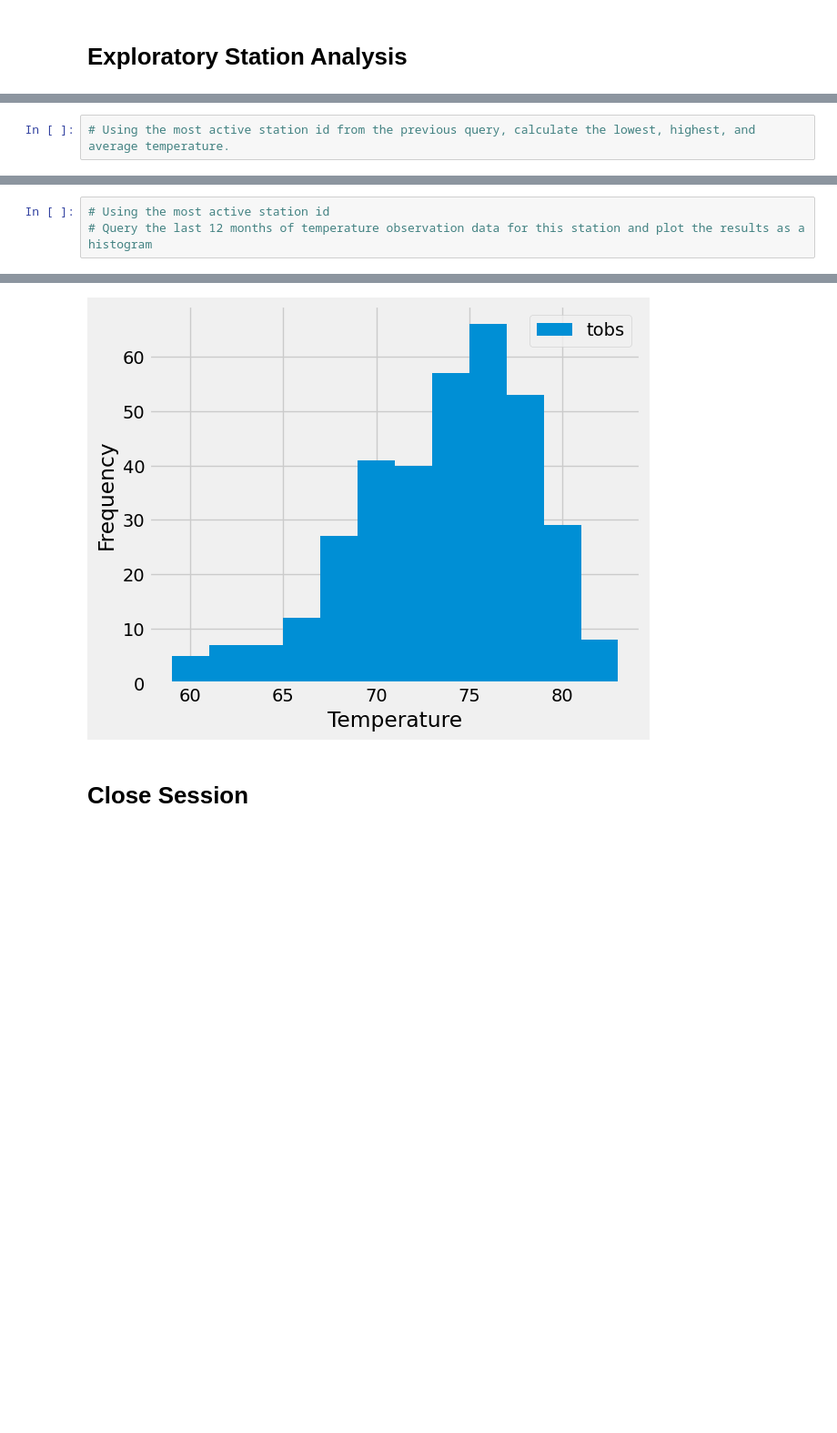
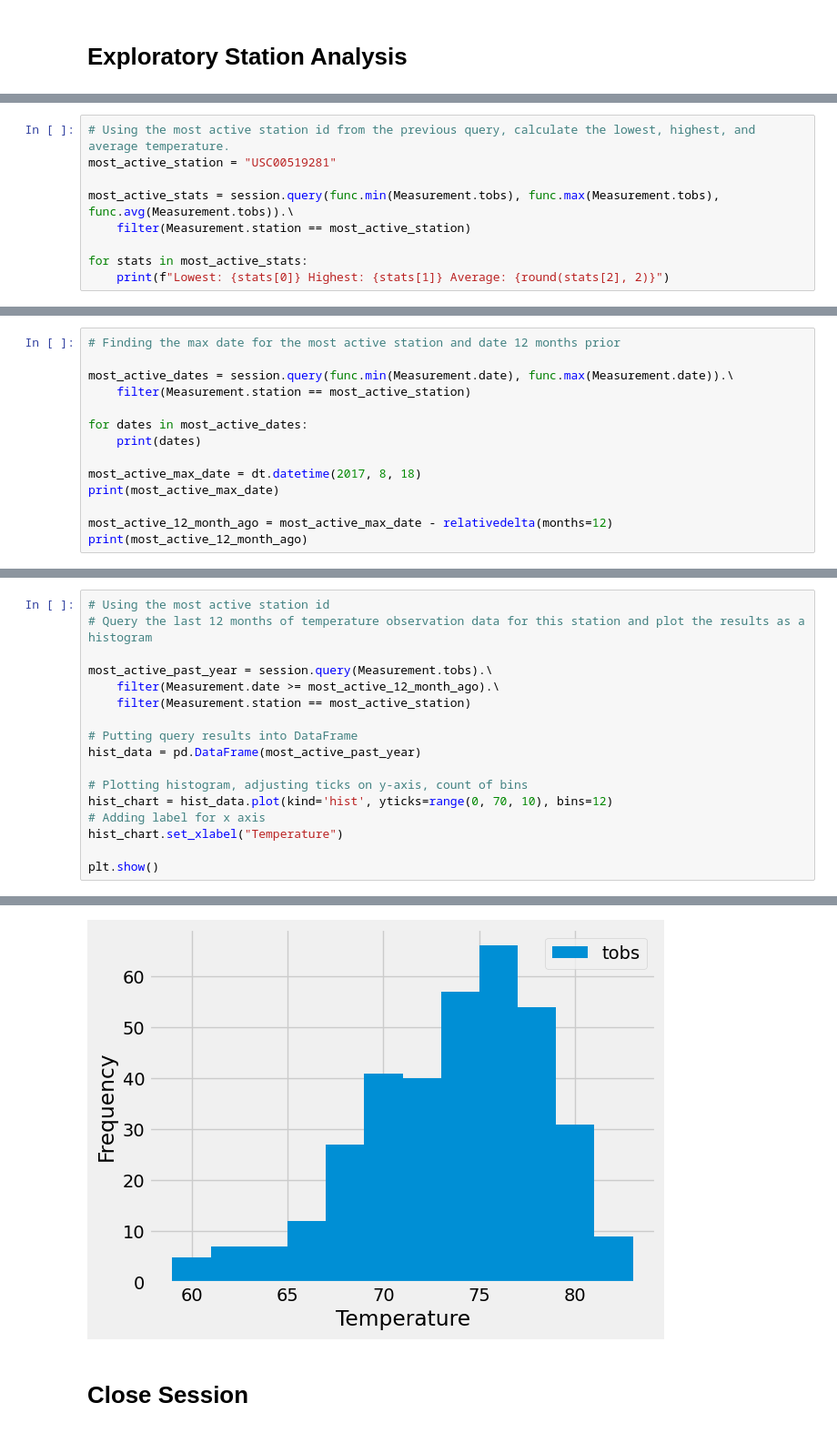
Before and after one commit to tokarczykbl/sqlalchemy-challenge, a Jupyter notebook: SurfsUp/climate_starter.ipynb, the cells around one changed output, grey strips where cells are left out. Shown: that part at 91% size. Saved outputs shown, nothing was run; the diff lists cells and outputs as text; blank space fills up the shorter version.

```diff
--- a/SurfsUp/climate_starter.ipynb
+++ b/SurfsUp/climate_starter.ipynb
@@ -133,3 +143,10 @@ FROM measurement
 # %%
 # Using the most active station id from the previous query, calculate the lowest, highest, and average temperature.
+most_active_station = "USC00519281"
+
+most_active_stats = session.query(func.min(Measurement.tobs), func.max(Measurement.tobs), func.avg(Measurement.tobs)).\
+    filter(Measurement.station == most_active_station)
+
+for stats in most_active_stats:
+    print(f"Lowest: {stats[0]} Highest: {stats[1]} Average: {round(stats[2], 2)}")
 # %% [output]
@@ -136,0 +154,14 @@ FROM measurement
+# %%
+# Finding the max date for the most active station and date 12 months prior
+
+most_active_dates = session.query(func.min(Measurement.date), func.max(Measurement.date)).\
+    filter(Measurement.station == most_active_station)
+
+for dates in most_active_dates:
+    print(dates)
+
+most_active_max_date = dt.datetime(2017, 8, 18)
+print(most_active_max_date)
+
+most_active_12_month_ago = most_active_max_date - relativedelta(months=12)
+print(most_active_12_month_ago)
@@ -137,4 +172,18 @@ FROM measurement
 # %%
 # Using the most active station id
 # Query the last 12 months of temperature observation data for this station and plot the results as a histogram
+
+most_active_past_year = session.query(Measurement.tobs).\
+    filter(Measurement.date >= most_active_12_month_ago).\
+    filter(Measurement.station == most_active_station)
+
+# Putting query results into DataFrame
+hist_data = pd.DataFrame(most_active_past_year)
+
+# Plotting histogram, adjusting ticks on y-axis, count of bins
+hist_chart = hist_data.plot(kind='hist', yticks=range(0, 70, 10), bins=12)
+# Adding label for x axis
+hist_chart.set_xlabel("Temperature")
+
+plt.show()
 # %% [output]
@@ -142,4 +190,4 @@ Text(0.5, 4.183333333333314, 'Temperature')
-[figure, old version]
+[figure, new version]
 # %% [markdown]
 # Close Session
 # %%
```
Also changed, not shown: parts of 7 cells of this notebook.
